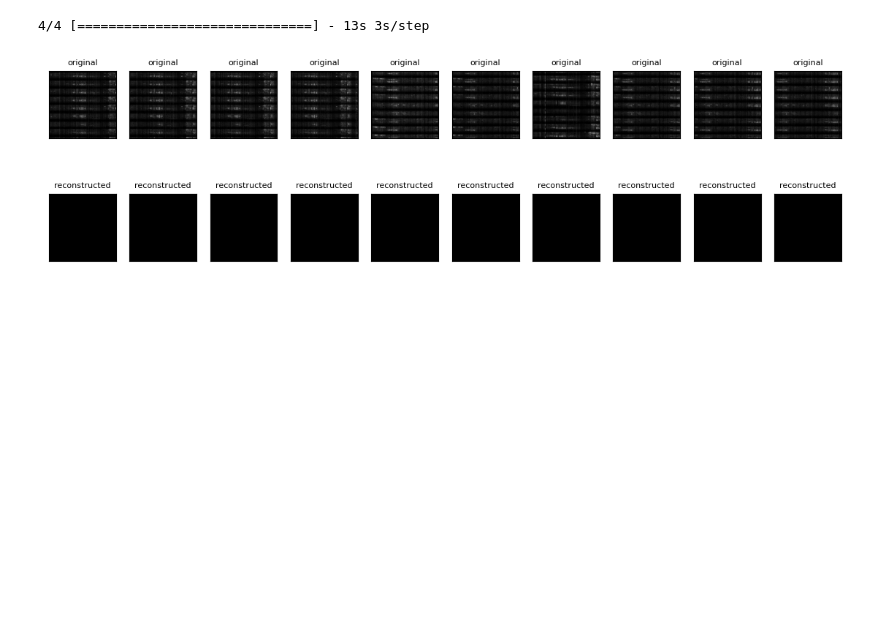
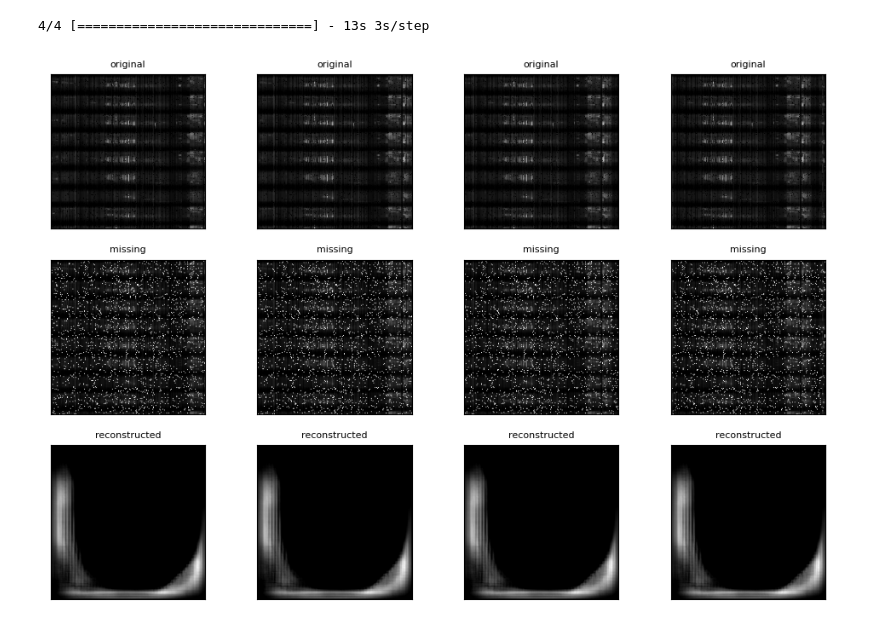
Before and after one commit to Evan-Callaghan/FieldsAcademy-NeuralNetworks, a Jupyter notebook: Project/Working/image_model.ipynb, the cells around one changed output. Drawn from its saved outputs; the diff is of its cells as text; code cells hidden in the pictures; blank space fills up the shorter version.

```diff
--- a/Project/Working/image_model.ipynb
+++ b/Project/Working/image_model.ipynb
@@ -64,19 +64,20 @@ autoencoder = Sequential(name = 'Autoencoder')
 autoencoder.add(Input(shape=(200, 200, 1), name = 'Input'))
 
 ## Convo-Pooling Layer 1
-autoencoder.add(Conv2D(20, (9,9), 1, activation = 'relu', data_format = 'channels_last', name = 'Conv_1'))
+autoencoder.add(Conv2D(20, (9,9), 1, data_format = 'channels_last', name = 'Conv_1'))
 autoencoder.add(MaxPooling2D(pool_size = (4,4), strides = None, padding = 'valid',  data_format = 'channels_last', name = 'Max_1'))
 
 ## Convo-Pooling Layer 2
-autoencoder.add(Conv2D(60, (9,9), 1, activation = 'relu',  data_format = 'channels_last', name = 'Conv_2'))
+autoencoder.add(Conv2D(60, (9,9), 1, data_format = 'channels_last', name = 'Conv_2'))
 autoencoder.add(MaxPooling2D(pool_size = (2,2), strides = None, padding = 'valid',  data_format = 'channels_last', name = 'Max_2'))
 
 ## Convo-Pooling Layer 3
-autoencoder.add(Conv2D(180, (9,9), 1, activation = 'relu',  data_format = 'channels_last', name = 'Conv_3'))
+autoencoder.add(Conv2D(180, (9,9), 1, data_format = 'channels_last', name = 'Conv_3'))
 autoencoder.add(MaxPooling2D(pool_size = (2,2), strides = None, padding = 'valid',  data_format = 'channels_last', name = 'Max_3'))
 
 ## Fully-Connected Layer
-autoencoder.add(Dense(180, activation = 'relu', name = 'Dense'))
+autoencoder.add(Dense(18, activation = 'relu', name = 'Dense_1', use_bias = False))
+autoencoder.add(Dense(180, activation = 'relu', name = 'Dense_2', use_bias = False))
 
 ## Up Convo-Pooling Layer 1
 autoencoder.add(UpSampling2D(size = (2,2), data_format = 'channels_last', name = 'Up_Max_1'))
@@ -91,4 +92,4 @@ autoencoder.add(UpSampling2D(size = (4,4), data_format = 'channels_last', name =
 autoencoder.add(Conv2DTranspose(20, (9,9), activation = 'relu', padding = 'valid', data_format = 'channels_last', name = 'Up_Conv_3'))
 
 ## Output Layer
-autoencoder.add(Conv2D(1, (3, 3), activation = 'sigmoid', padding = 'same',  data_format = 'channels_last', name = 'Output'))
+autoencoder.add(Conv2D(1, (3, 3), activation = 'relu', padding = 'same',  data_format = 'channels_last', name = 'Output'))
@@ -130,27 +142,36 @@ decoded_val_images = autoencoder.predict(X_val)
 # %% [output]
 4/4 [==============================] - 13s 3s/step
 # %%
-n = 10
-plt.figure(figsize=(14, 4))
+n = 4
+plt.figure(figsize=(12, 8))
 
 for i in range(n):
     # display original
-    ax = plt.subplot(2, n, i + 1)
+    ax = plt.subplot(3, n, i + 1)
     plt.imshow(tf.squeeze(Y_val[i]), cmap = 'gray')
     plt.title("original", fontsize = 8)
     plt.gray()
     ax.get_xaxis().set_visible(False)
     ax.get_yaxis().set_visible(False)
 
+    # display missing
+    ax = plt.subplot(3, n, i + 1 + n)
+    plt.imshow(tf.squeeze(X_val[i]), cmap = 'gray')
+    plt.title("missing", fontsize = 8)
+    plt.gray()
+    ax.get_xaxis().set_visible(False)
+    ax.get_yaxis().set_visible(False)
+
     # display reconstruction
-    ax = plt.subplot(2, n, i + 1 + n)
+    ax = plt.subplot(3, n, i + 1 + (2*n))
     plt.imshow(tf.squeeze(decoded_val_images[i]), cmap = 'gray')
     plt.title("reconstructed", fontsize = 8)
     plt.gray()
     ax.get_xaxis().set_visible(False)
     ax.get_yaxis().set_visible(False)
+
 plt.show()
 # %% [output]
-[figure, old version]
+[figure, new version]
 # %%
 decoded_val_images_new = decoded_val_images*255
```
Also changed, not shown: parts of 12 cells of this notebook.
